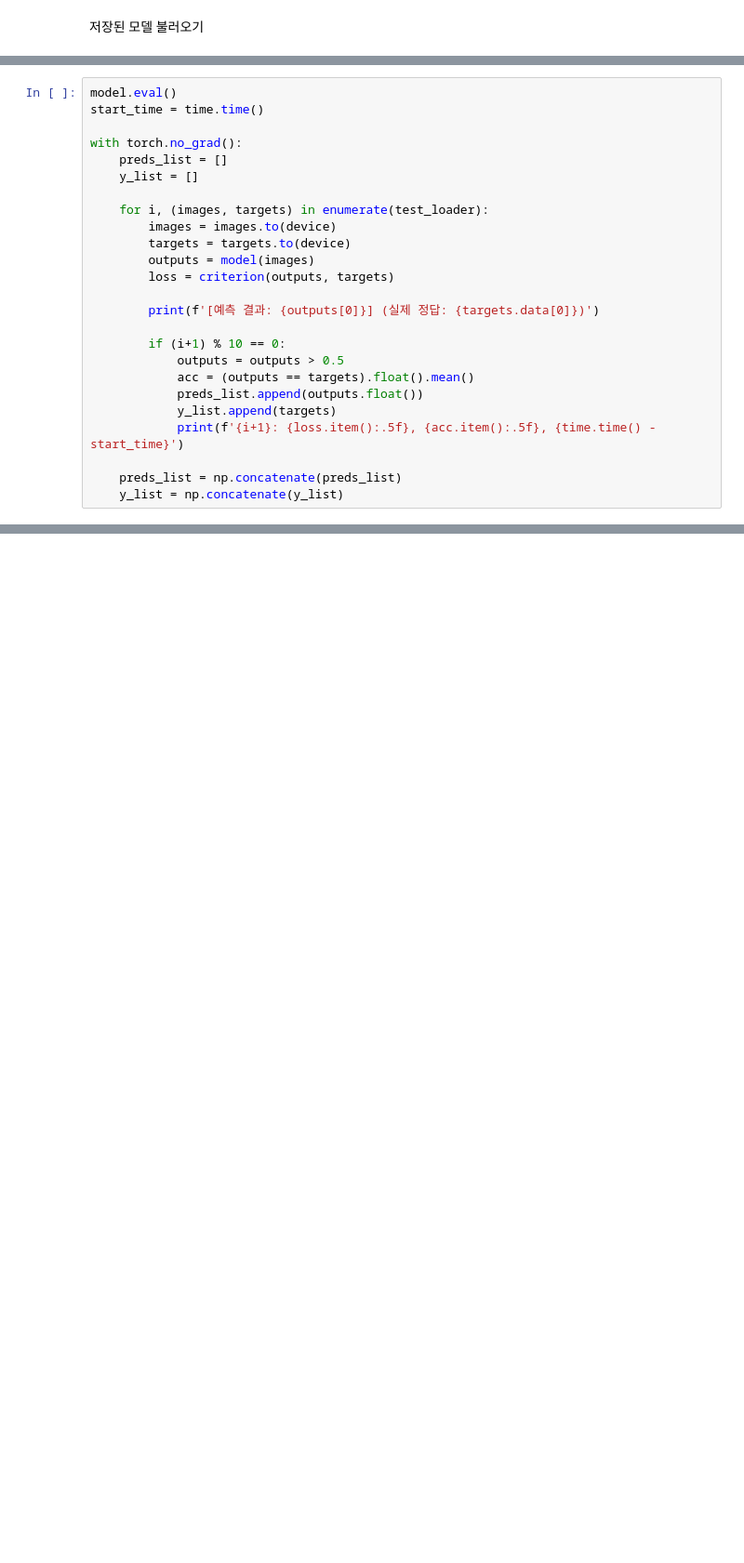
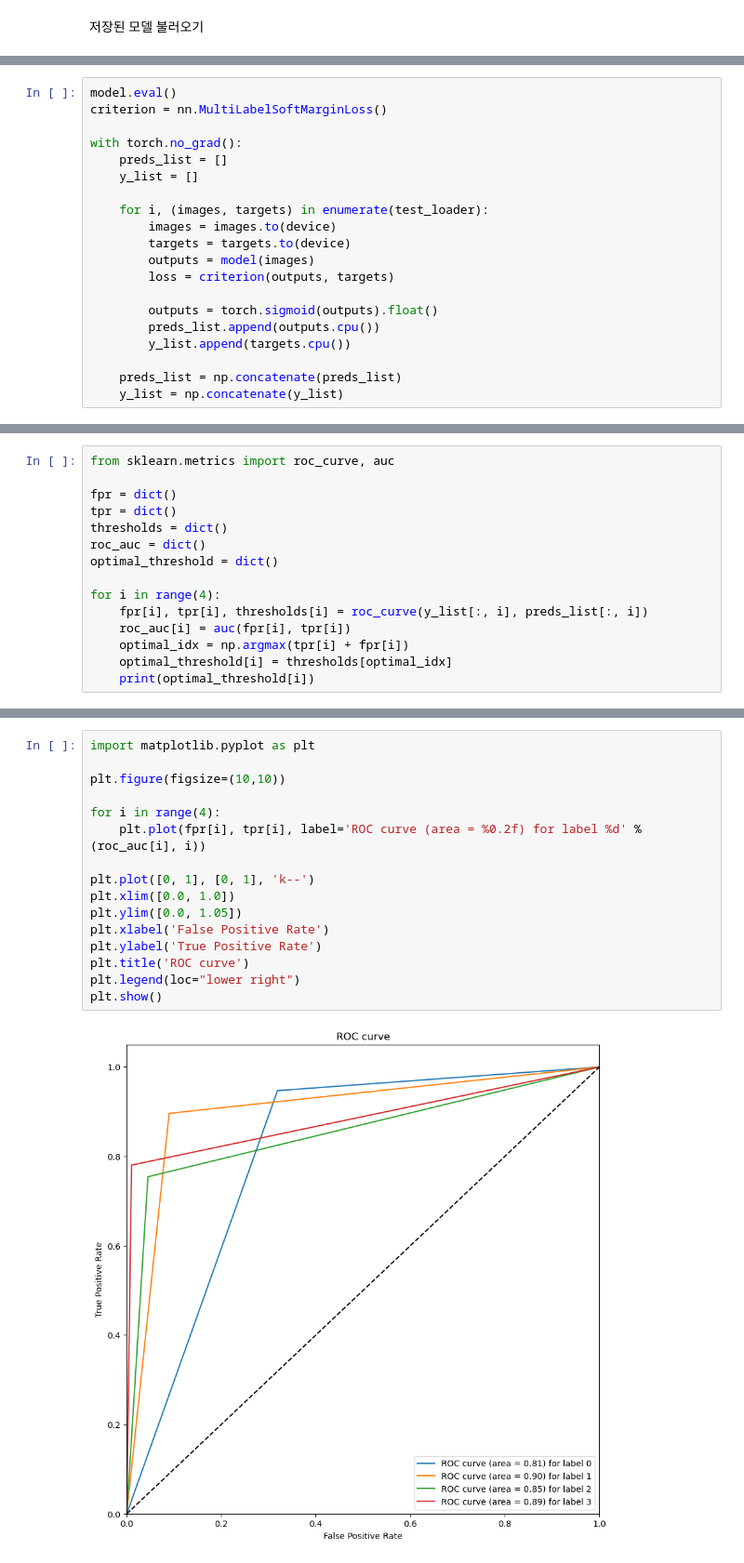
Before and after one commit to eunvvoo/kristin, a Jupyter notebook: material/model_material.ipynb, the cells around one changed output, grey strips where cells are left out. Shown: that part at 93% size. Drawn from its saved outputs; the diff is of its cells as text; blank space fills up the shorter version.

```diff
--- a/material/model_material.ipynb
+++ b/material/model_material.ipynb
@@ -378,6 +405,6 @@ model.load_state_dict(torch.load('material_end.pt'))
 # %%
 model.eval()
-start_time = time.time()
+criterion = nn.MultiLabelSoftMarginLoss()
 
 with torch.no_grad():
     preds_list = []
@@ -389,14 +416,9 @@ with torch.no_grad():
         outputs = model(images)
         loss = criterion(outputs, targets)
 
-        print(f'[예측 결과: {outputs[0]}] (실제 정답: {targets.data[0]})')
-
-        if (i+1) % 10 == 0:
-            outputs = outputs > 0.5
-            acc = (outputs == targets).float().mean()
-            preds_list.append(outputs.float())
-            y_list.append(targets)
-            print(f'{i+1}: {loss.item():.5f}, {acc.item():.5f}, {time.time() - start_time}')
+        outputs = torch.sigmoid(outputs).float()
+        preds_list.append(outputs.cpu())
+        y_list.append(targets.cpu())
 
     preds_list = np.concatenate(preds_list)
     y_list = np.concatenate(y_list)
@@ -420,0 +425,15 @@ print(f'F1: {f1:.3f}')
+# %%
+from sklearn.metrics import roc_curve, auc
+
+fpr = dict()
+tpr = dict()
+thresholds = dict()
+roc_auc = dict()
+optimal_threshold = dict()
+
+for i in range(4):
+    fpr[i], tpr[i], thresholds[i] = roc_curve(y_list[:, i], preds_list[:, i])
+    roc_auc[i] = auc(fpr[i], tpr[i])
+    optimal_idx = np.argmax(tpr[i] + fpr[i])
+    optimal_threshold[i] = thresholds[optimal_idx]
+    print(optimal_threshold[i])
@@ -420,0 +442,18 @@ print(f'F1: {f1:.3f}')
+# %%
+import matplotlib.pyplot as plt
+
+plt.figure(figsize=(10,10))
+
+for i in range(4):
+    plt.plot(fpr[i], tpr[i], label='ROC curve (area = %0.2f) for label %d' % (roc_auc[i], i))
+
+plt.plot([0, 1], [0, 1], 'k--')
+plt.xlim([0.0, 1.0])
+plt.ylim([0.0, 1.05])
+plt.xlabel('False Positive Rate')
+plt.ylabel('True Positive Rate')
+plt.title('ROC curve')
+plt.legend(loc="lower right")
+plt.show()
+# %% [output]
+[figure, added]
```
Also changed, not shown: parts of 29 cells of this notebook, 3 other files.
